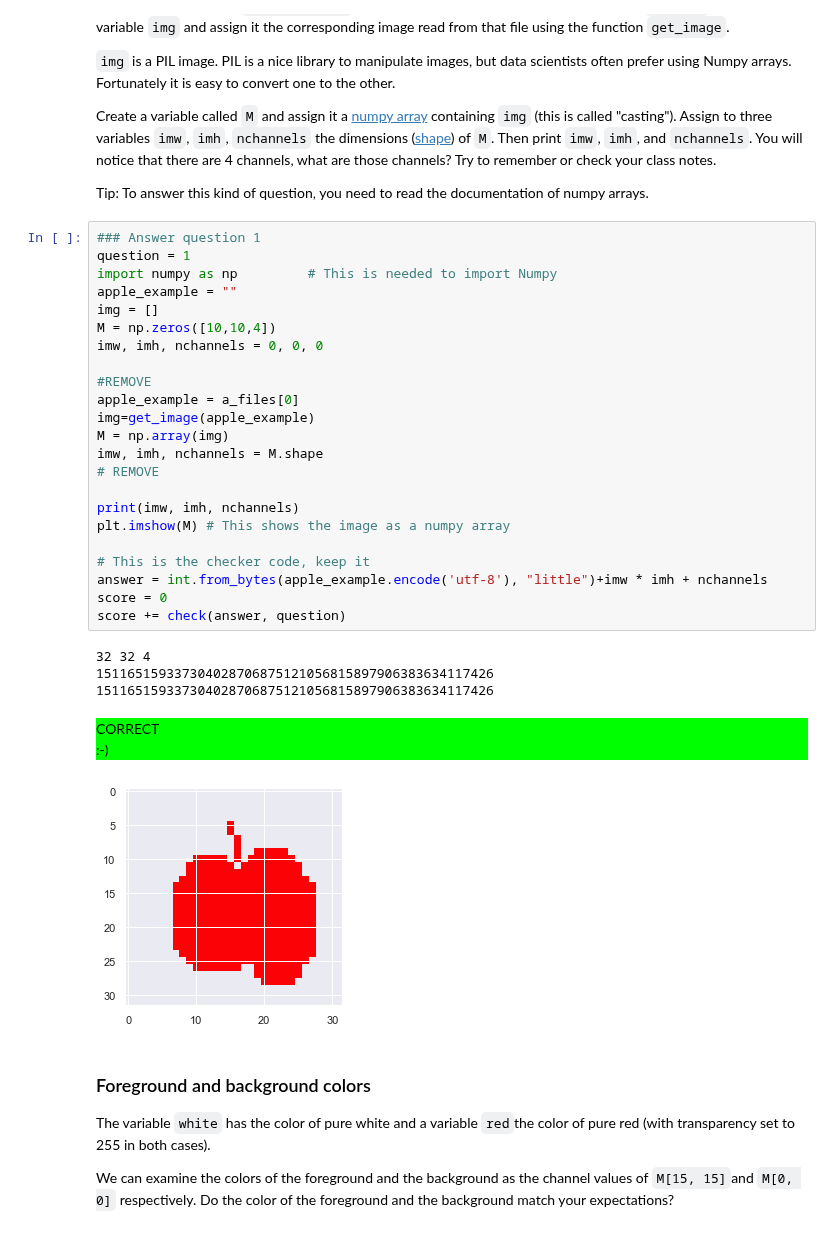
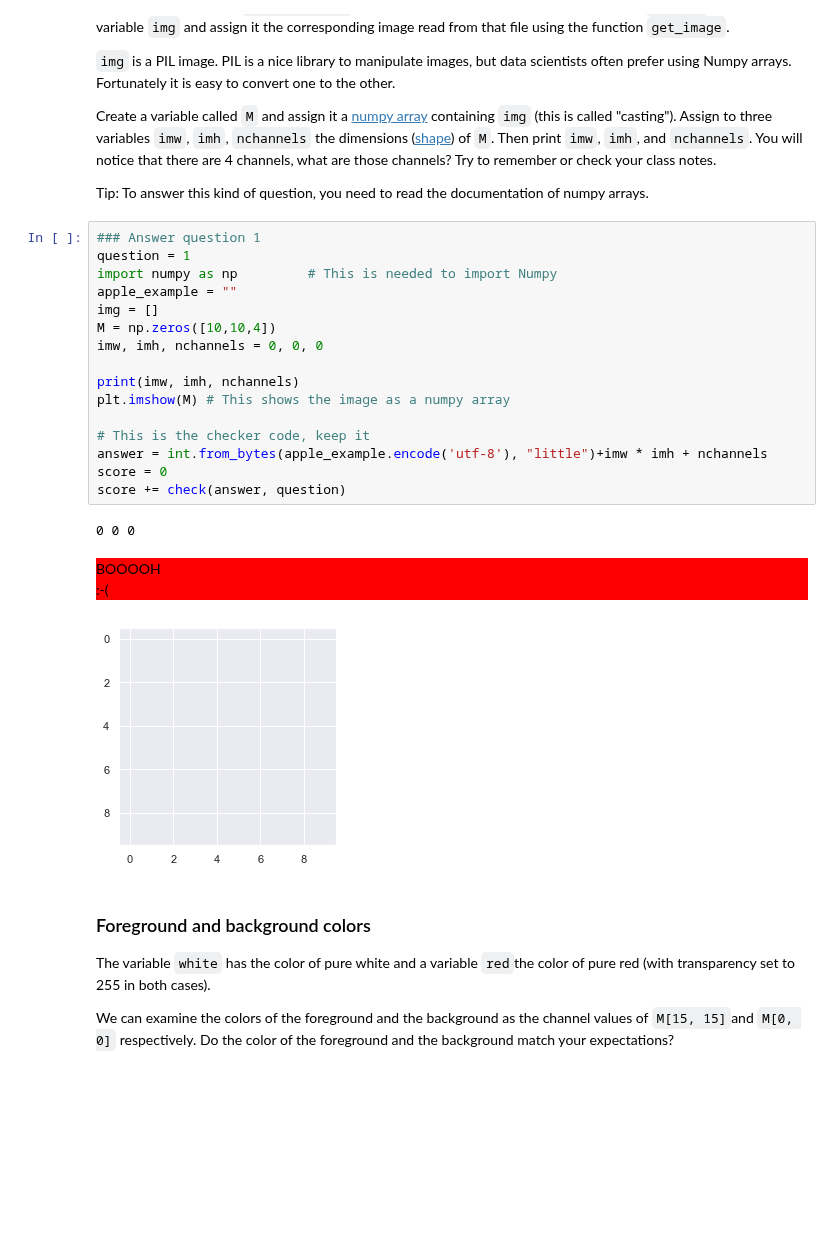
Before and after one commit to zhengying-liu/info232, a Jupyter notebook: TP1/TP1.ipynb, the cells around one changed output. Cells and saved outputs as stored; diff of their text form; blank space fills up the shorter version.

```diff
--- a/TP1/TP1.ipynb
+++ b/TP1/TP1.ipynb
@@ -82,33 +82,24 @@ Tip: To answer this kind of question, you need to read the documentation of nump
 # %%
 ### Answer question 1
 question = 1
 import numpy as np         # This is needed to import Numpy
 apple_example = ""
 img = []
 M = np.zeros([10,10,4])
 imw, imh, nchannels = 0, 0, 0
 
-#REMOVE
-apple_example = a_files[0]
-img=get_image(apple_example)
-M = np.array(img)
-imw, imh, nchannels = M.shape
-# REMOVE
-
 print(imw, imh, nchannels)
 plt.imshow(M) # This shows the image as a numpy array
 
 # This is the checker code, keep it
 answer = int.from_bytes(apple_example.encode('utf-8'), "little")+imw * imh + nchannels
 score = 0
 score += check(answer, question)
 # %% [output]
-32 32 4
-151165159337304028706875121056815897906383634117426
-151165159337304028706875121056815897906383634117426
+0 0 0
-CORRECT
-:-)
+BOOOOH
+:-(
-[figure, old version]
+[figure, new version]
 # %% [markdown]
 ### Foreground and background colors
 The variable `white` has the color of pure white and a variable `red`the color of pure red (with transparency set to 255 in both cases).
```
Also changed, not shown: parts of 27 cells of this notebook, 1 other file.
